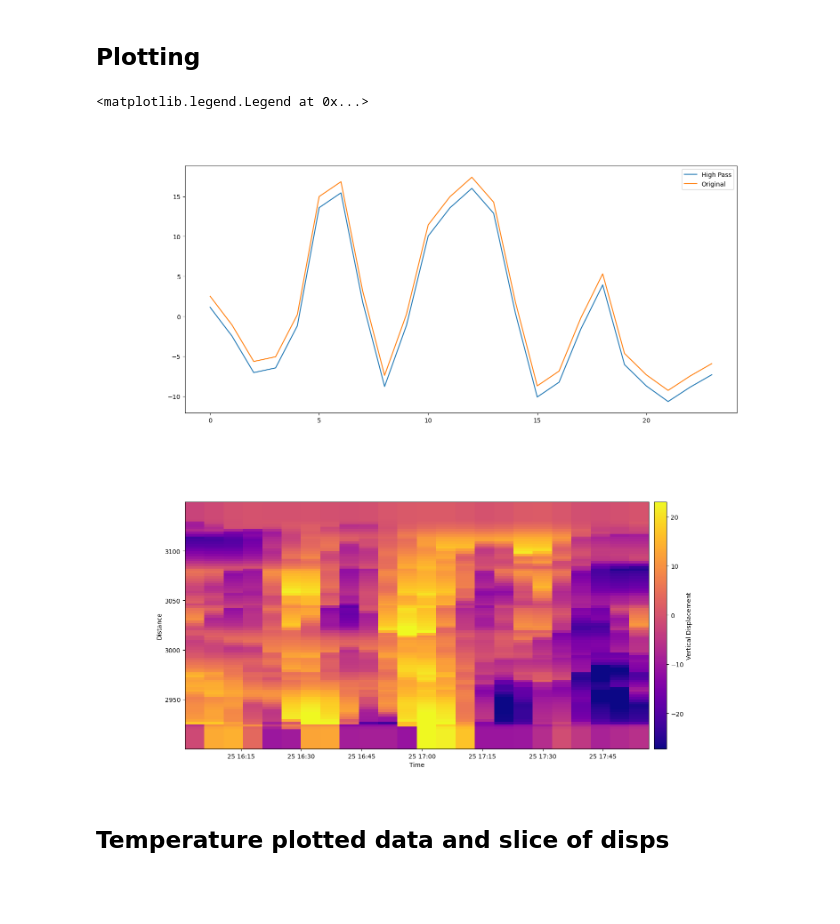
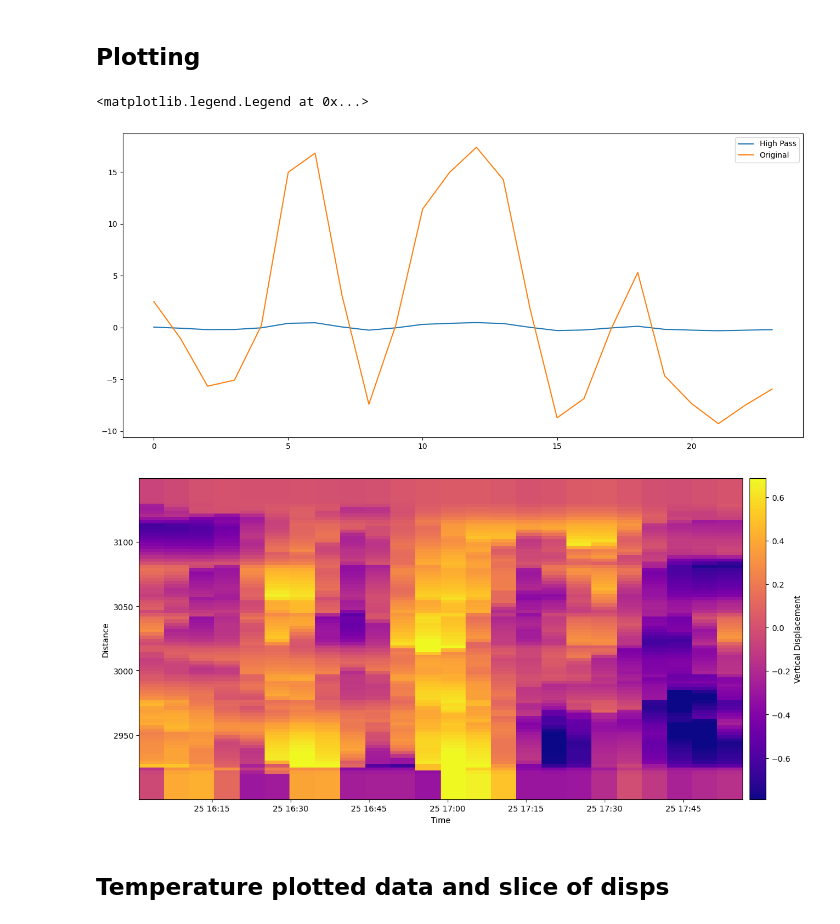
Before and after one commit to ericeberg3/UW_research, a Jupyter notebook: DTS_TG_SINDy_weak.ipynb, the cells around one changed output. Cells and saved outputs as stored; diff of their text form; code cells hidden in the pictures; blank space fills up the shorter version.

```diff
--- a/DTS_TG_SINDy_weak.ipynb
+++ b/DTS_TG_SINDy_weak.ipynb
@@ -152,32 +153,32 @@ for i in range(len(contour_points_arr[0, :])):
 # %%
 depths = np.empty(np.shape(contour_points_arr_interp))
 displacements = np.empty(np.shape(contour_points_arr_interp))
 
 filter = scipy.signal.butter(1, 0.5, 'hp', fs=5, output='sos', analog=False) # 5 represents 5 second sampling rate. Used to be 0.5 cutoff
 
 for i in range(len(contour_points_arr_interp[:, 0])):
     depths[i, :] = depths_interp[i]
     # High pass filter each channel
     # contours_high_pass = scipy.signal.sosfilt(filter, contour_points_arr_interp[i, :] - np.median(contour_points_arr_interp[i, :]))
     displacements[i, :] = contour_points_arr_interp[i, :] - np.mean(contour_points_arr_interp[i, :])
     # displacements[i, :] = contours_high_pass #contour_points_arr_interp[i, :] - np.median(contour_points_arr_interp[i, :])   #  contours_high_pass
 
 # displacements = contour_points_arr_interp - np.median(contour_points_arr_interp)
 ## Normalize displacements ##
-# displacements = (displacements - np.min(displacements)) / (np.max(displacements) - np.min(displacements))
-# displacements = 2 * displacements - 1
+displacements = (displacements - np.min(displacements)) / (np.max(displacements) - np.min(displacements))
+displacements = 2 * displacements - 1
 
 i = 60 # np.absolute(depths - 3027).argmin()
 contours_high_pass = scipy.signal.sosfilt(filter, contour_points_arr_interp[i, :] - np.median(contour_points_arr_interp[i, :]))
 
 fig, ax = plt.subplots(figsize=(2.5*6.4,1.5*4.8))
 ax.plot(displacements[i, :])
 ax.plot(contour_points_arr_interp[i, :] - np.median(contour_points_arr_interp[i, :]))
 # ax.plot(contour_points_arr[i, :] - np.median(contour_points_arr[i, :]))
 ax.legend(['High Pass', 'Original'])
 # %% [output]
 <matplotlib.legend.Legend at 0x...>
-[figure, old version]
+[figure, new version]
 # %%
 fig, ax = plt.subplots(figsize=(2.5*6.4,1.5*4.8))
 # for i in range(len(displacements[:, 0])): plt.plot(plot_times_zoomed, depths[i, :] + displacements[i, :])
@@ -198,7 +199,7 @@ cbar = fig.colorbar(im1, pad=0.01)
 cbar.set_label('Vertical Displacement')
 plt.show()
 # %% [output]
-[figure, old version]
+[figure, new version]
 # %% [markdown]
 ## Temperature plotted data and slice of disps
 # %%
```
Also changed, not shown: parts of 10 cells of this notebook, 1 other file.
